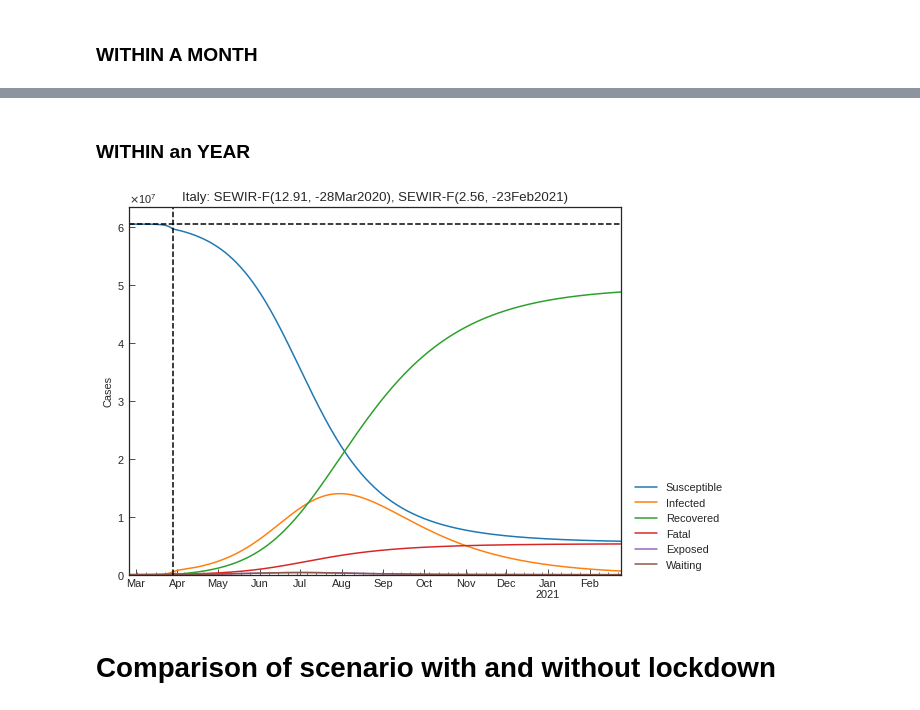
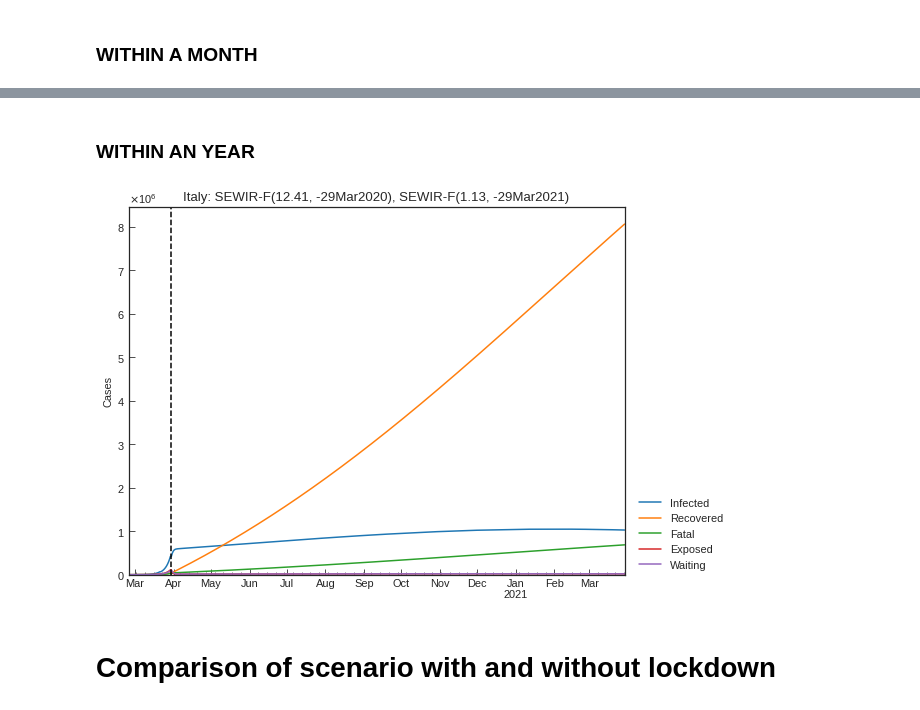
Before and after one commit to popoloni/covid19, a Jupyter notebook: covid_19_prediction_for_Italy.ipynb, the cells around one changed output, grey strips where cells are left out. Saved outputs shown, nothing was run; the diff lists cells and outputs as text; code cells hidden in the pictures.

```diff
--- a/covid_19_prediction_for_Italy.ipynb
+++ b/covid_19_prediction_for_Italy.ipynb
@@ -1618,10 +1524,10 @@ df_without_lockdown
 Acording to first report of [COVID-19 Mobility Monitoring project](https://covid19mm.github.io/) on 13Mar2020, the government of Italy declared a national lockdown on 09Mar2020 and all peole are asked to remain home. This resulted in average reduction of potential encounters of 19% during week 3 (from 07Mar2020 to 10Mar2020).
 **Here, we will predict the effect of lockdown on 13Mar2020 with assumtion that the effect will be shown on a day in the near future.**
 # %%
-effect_day = datetime.strptime("29Mar2020", "%d%b%Y")
+effect_day = datetime.strptime("30Mar2020", "%d%b%Y")
 # %% [markdown]
 ### How many days we have until the day the effect will be shown?
 # %%
-days = int((effect_day - datetime.today()).total_seconds() / 60 /60 /24)
-days
+lockdown_delay = int((effect_day - datetime.today()).total_seconds() / 60 /60 /24)
+lockdown_delay
 # %% [output]
@@ -1773,9 +1679,8 @@ gs_before
 # %%
 df = out_italy_df.copy()
 df["School"] = 0
-df["Office"] = 0.5
-df["Others"] = 0.3
-df.loc[df.index[5:10], "Others"] = 1
+df.loc[df["Office"] > 0, "Office"] = 0.5
+df.loc[df["Others"] > 0, "Others"] = 0.6
 out_italy_after_df = df.copy()
 out_italy_after_df
 # %% [output]
@@ -1879,13 +1793,13 @@ predicter.restore_graph(drop_cols=["Susceptible"])
 # %% [markdown]
-### WITHIN an YEAR
+### WITHIN AN YEAR
 # %%
 predicter = Predicter(**info_dict)
 predicter.add(SEWIRF, end_day_n=None, count_from_last=False, vline=False, **param_dict)
-predicter.add(SEWIRF, end_day_n=days, count_from_last=True, **param_dict)
-predicter.add(SEWIRF, end_day_n=365, count_from_last=False, **changed_param_dict)
-predicter.restore_graph(drop_cols=None)
+predicter.add(SEWIRF, end_day_n=lockdown_delay, count_from_last=True, **param_dict)
+predicter.add(SEWIRF, end_day_n=365, count_from_last=True, **changed_param_dict)
+predicter.restore_graph(drop_cols=["Susceptible"])
 # %% [output]
-[figure, old version]
+[figure, new version]
 # %% [markdown]
 # Comparison of scenario with and without lockdown
 # %%
```
Also changed, not shown: parts of 53 cells of this notebook.
